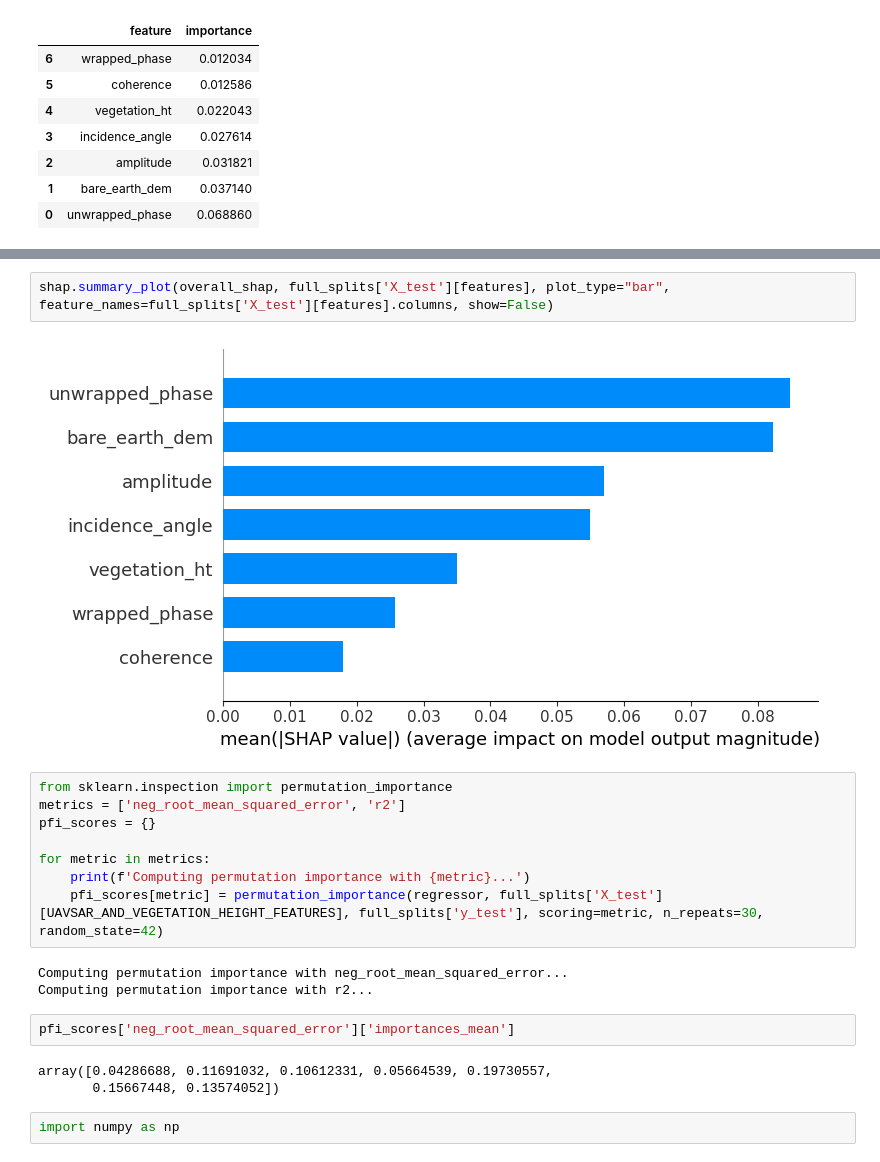
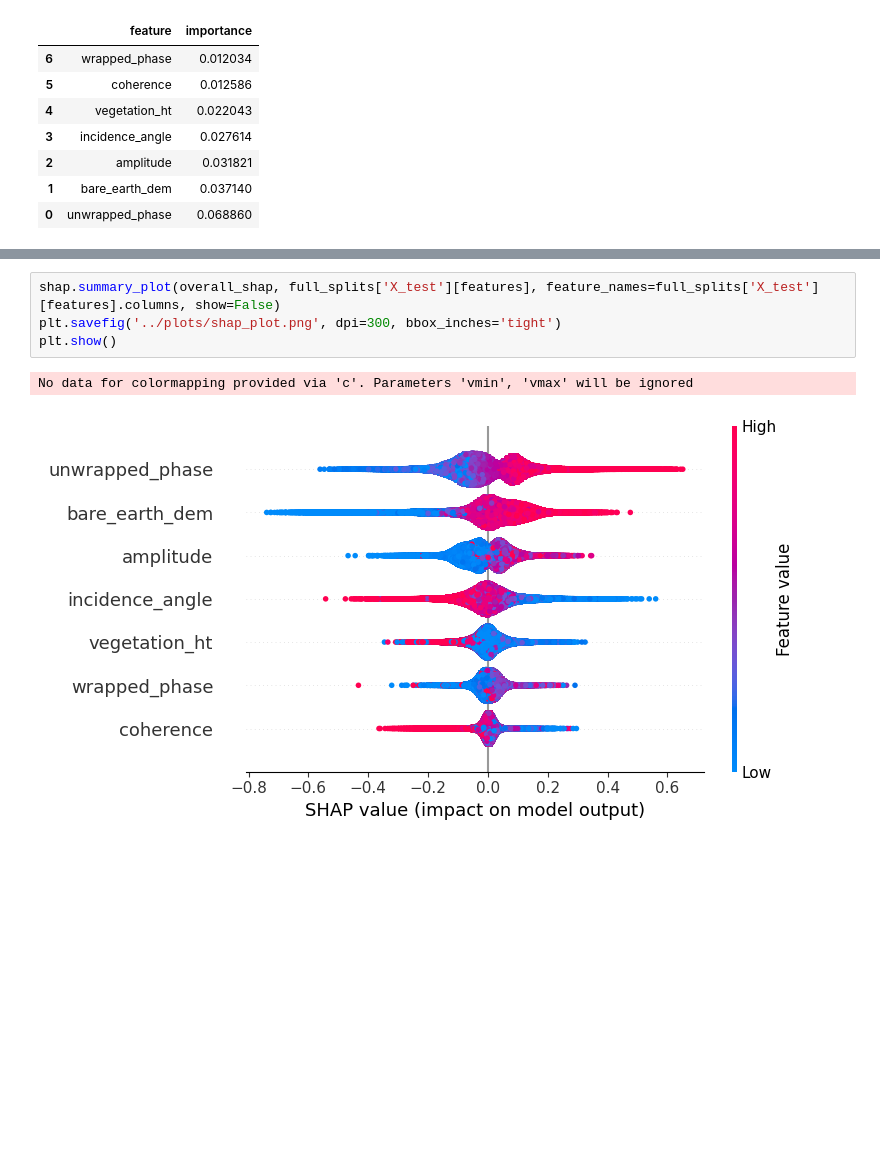
Before and after one commit to Ibrahim-Ola/uavsar-lidar-project, a Jupyter notebook: experiments/07_model_comparison.ipynb, the cells around one changed output, grey strips where cells are left out. Saved outputs shown, nothing was run; the diff lists cells and outputs as text; blank space fills up the shorter version.

Commit message:
updating model comparison with shap and awesome bar plots

```diff
--- a/experiments/07_model_comparison.ipynb
+++ b/experiments/07_model_comparison.ipynb
@@ -197,22 +182,7 @@ plt.show()
 # %%
-shap.summary_plot(overall_shap, full_splits['X_test'][features], plot_type="bar", feature_names=full_splits['X_test'][features].columns, show=False)
+shap.summary_plot(overall_shap, full_splits['X_test'][features], feature_names=full_splits['X_test'][features].columns, show=False)
+plt.savefig('../plots/shap_plot.png', dpi=300, bbox_inches='tight')
+plt.show()
 # %% [output]
+No data for colormapping provided via 'c'. Parameters 'vmin', 'vmax' will be ignored
-[figure, old version]
+[figure, new version]
-# %%
-from sklearn.inspection import permutation_importance
-metrics = ['neg_root_mean_squared_error', 'r2']
-pfi_scores = {}
-
-for metric in metrics:
-    print(f'Computing permutation importance with {metric}...')
-    pfi_scores[metric] = permutation_importance(regressor, full_splits['X_test'][UAVSAR_AND_VEGETATION_HEIGHT_FEATURES], full_splits['y_test'], scoring=metric, n_repeats=30, random_state=42)
-# %% [output]
-Computing permutation importance with neg_root_mean_squared_error...
-Computing permutation importance with r2...
-# %%
-pfi_scores['neg_root_mean_squared_error']['importances_mean']
-# %% [output]
-array([0.04286688, 0.11691032, 0.10612331, 0.05664539, 0.19730557,
-       0.15667448, 0.13574052])
-# %%
-import numpy as np
```
Also changed, not shown: parts of 24 cells of this notebook.
